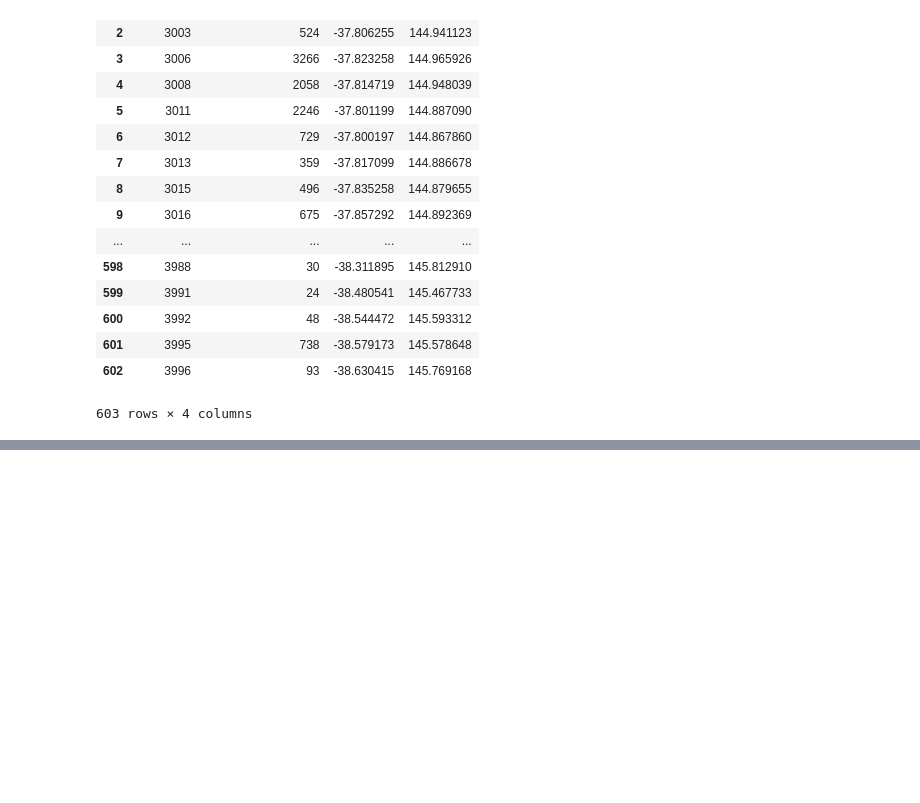
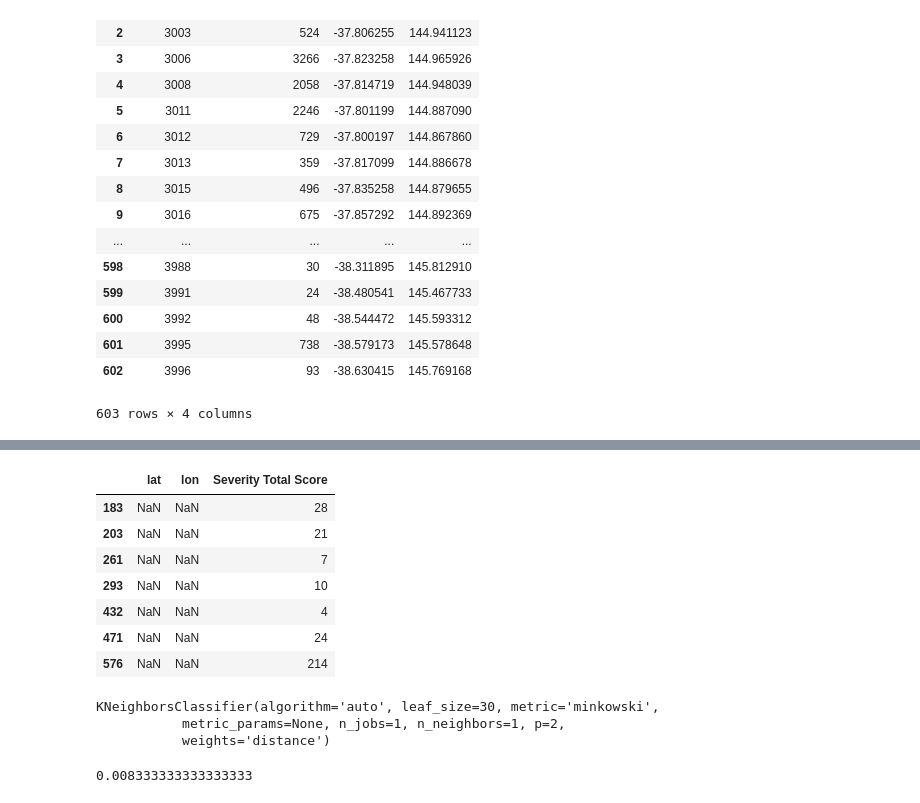
Before and after one commit to tgrrr/melbourne-datathon, a Jupyter notebook: Pandas/CrimeData.ipynb, the cells around one changed output, grey strips where cells are left out. Saved outputs shown, nothing was run; the diff lists cells and outputs as text; code cells hidden in the pictures; blank space fills up the shorter version.

```diff
--- a/Pandas/CrimeData.ipynb
+++ b/Pandas/CrimeData.ipynb
@@ -461,0 +500,4 @@ crime_processed.to_csv('crimes_weighted.csv', index=False)
+# %%
+crime_model = crime_processed[['lat', 'lon','Severity Total Score']].copy()
+crime_model = crime_model.reset_index(drop=True)
+crime_model.head()
@@ -461,0 +513,11 @@ crime_processed.to_csv('crimes_weighted.csv', index=False)
+# %%
+crime_model[crime_model.isnull().any(axis=1)]
+# %% [output]
+|  | lat | lon | Severity Total Score |
+| 183 | NaN | NaN | 28 |
+| 203 | NaN | NaN | 21 |
+| 261 | NaN | NaN | 7 |
+| 293 | NaN | NaN | 10 |
+| 432 | NaN | NaN | 4 |
+| 471 | NaN | NaN | 24 |
+| 576 | NaN | NaN | 214 |
@@ -461,0 +531,14 @@ crime_processed.to_csv('crimes_weighted.csv', index=False)
+# %%
+# Train the model
+clf = neighbors.KNeighborsClassifier(n_neighbors=1, weights = 'distance', p=2)
+clf.fit(X_train, y_train)
+# %% [output]
+KNeighborsClassifier(algorithm='auto', leaf_size=30, metric='minkowski',
+           metric_params=None, n_jobs=1, n_neighbors=1, p=2,
+           weights='distance')
+# %%
+#Note that this is not a real accuracy so ignore
+accuracy = clf.score(X_test,y_test)
+print(accuracy)
+# %% [output]
+0.008333333333333333
```
Also changed, not shown: parts of 23 cells of this notebook, 11 other files.
